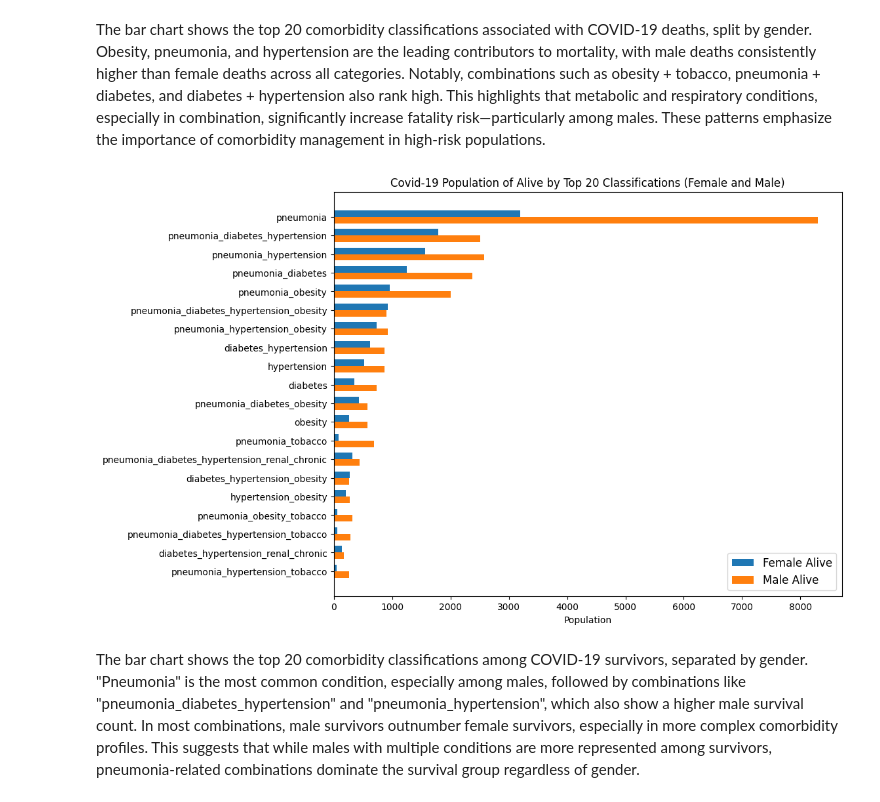
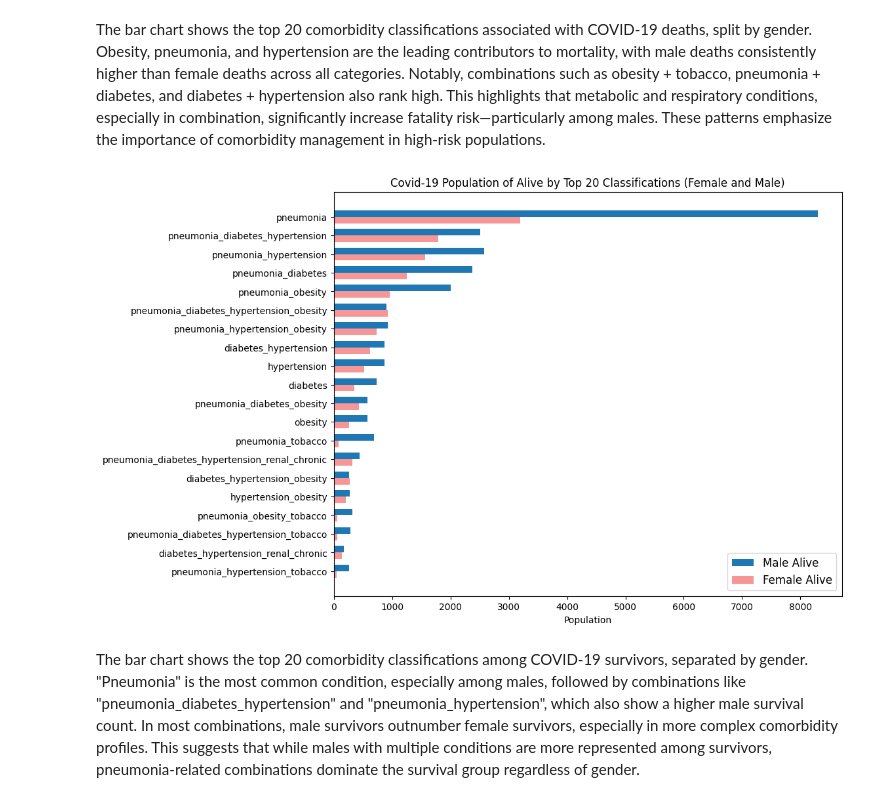
Before and after one commit to RichieMonkeyNinja/covid19-mortality-risk-factors, a Jupyter notebook: WQD7003_DataAnalytics_GroupProject.ipynb, the cells around one changed output. Cells and saved outputs as stored; diff of their text form; code cells hidden in the pictures.

```diff
--- a/WQD7003_DataAnalytics_GroupProject.ipynb
+++ b/WQD7003_DataAnalytics_GroupProject.ipynb
@@ -912,20 +917,21 @@ The bar chart shows the top 20 comorbidity classifications associated with COVID
 # %%
 top_combos = data_classification_analysis.nlargest(20, 'Alive')
 v1, v2 = top_combos['Female Alive'], top_combos['Male Alive']
 w, x = 0.35, np.arange(len(top_combos))
 
 plt.figure(figsize=(10, 8))
-plt.barh(x - w/2, v1, w, label='Female Alive')
-plt.barh(x + w/2, v2, w, label='Male Alive')
+plt.barh(x - w/2, v2, w, label='Male Alive')
+plt.barh(x + w/2, v1, w, label='Female Alive', color = "#F69697")
+
 
 plt.yticks(x, top_combos['Classification'])
 plt.xlabel('Population')
 plt.title('Covid-19 Population of Alive by Top 20 Classifications (Female and Male)')
 plt.gca().invert_yaxis()
 plt.legend(fontsize=12)
 plt.show()
 # %% [output]
-[figure, old version]
+[figure, new version]
 # %% [markdown]
 The bar chart shows the top 20 comorbidity classifications among COVID-19 survivors, separated by gender. "Pneumonia" is the most common condition, especially among males, followed by combinations like "pneumonia_diabetes_hypertension" and "pneumonia_hypertension", which also show a higher male survival count. In most combinations, male survivors outnumber female survivors, especially in more complex comorbidity profiles. This suggests that while males with multiple conditions are more represented among survivors, pneumonia-related combinations dominate the survival group regardless of gender.
 # %% [markdown]
```
Also changed, not shown: parts of 13 cells of this notebook.
